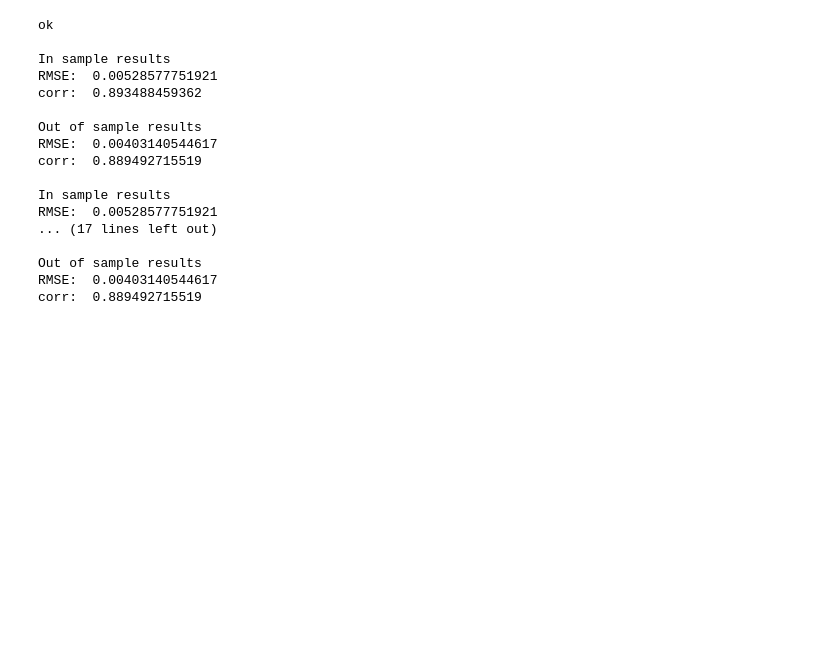
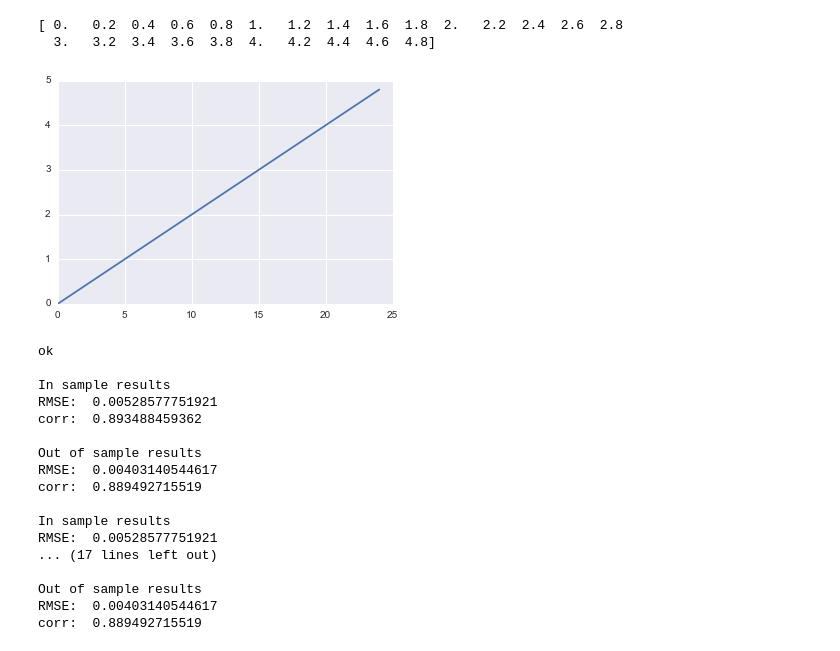
Before and after one commit to unijoy/ML4T_2017Spring, a Jupyter notebook: mc3p1_assess_learners/NB RTLearner.ipynb, the cells around one changed output. Cells and saved outputs as stored; diff of their text form; code cells hidden in the pictures; blank space fills up the shorter version.

```diff
--- a/mc3p1_assess_learners/NB RTLearner.ipynb
+++ b/mc3p1_assess_learners/NB RTLearner.ipynb
@@ -125,3 +129,15 @@ np.average(a)
+# %%
+
+# evenly sampled time at 200ms intervals
+t = np.arange(0., 5., 0.2)
+print t
+# red dashes, blue squares and green triangles
+plt.plot(t)
+plt.show()
+# %% [output]
+[ 0.   0.2  0.4  0.6  0.8  1.   1.2  1.4  1.6  1.8  2.   2.2  2.4  2.6  2.8
+  3.   3.2  3.4  3.6  3.8  4.   4.2  4.4  4.6  4.8]
+[figure, added]
 # %%
 
 class LinRegLearner(object):
```
Also changed, not shown: parts of 2 cells of this notebook, 1 other file.
